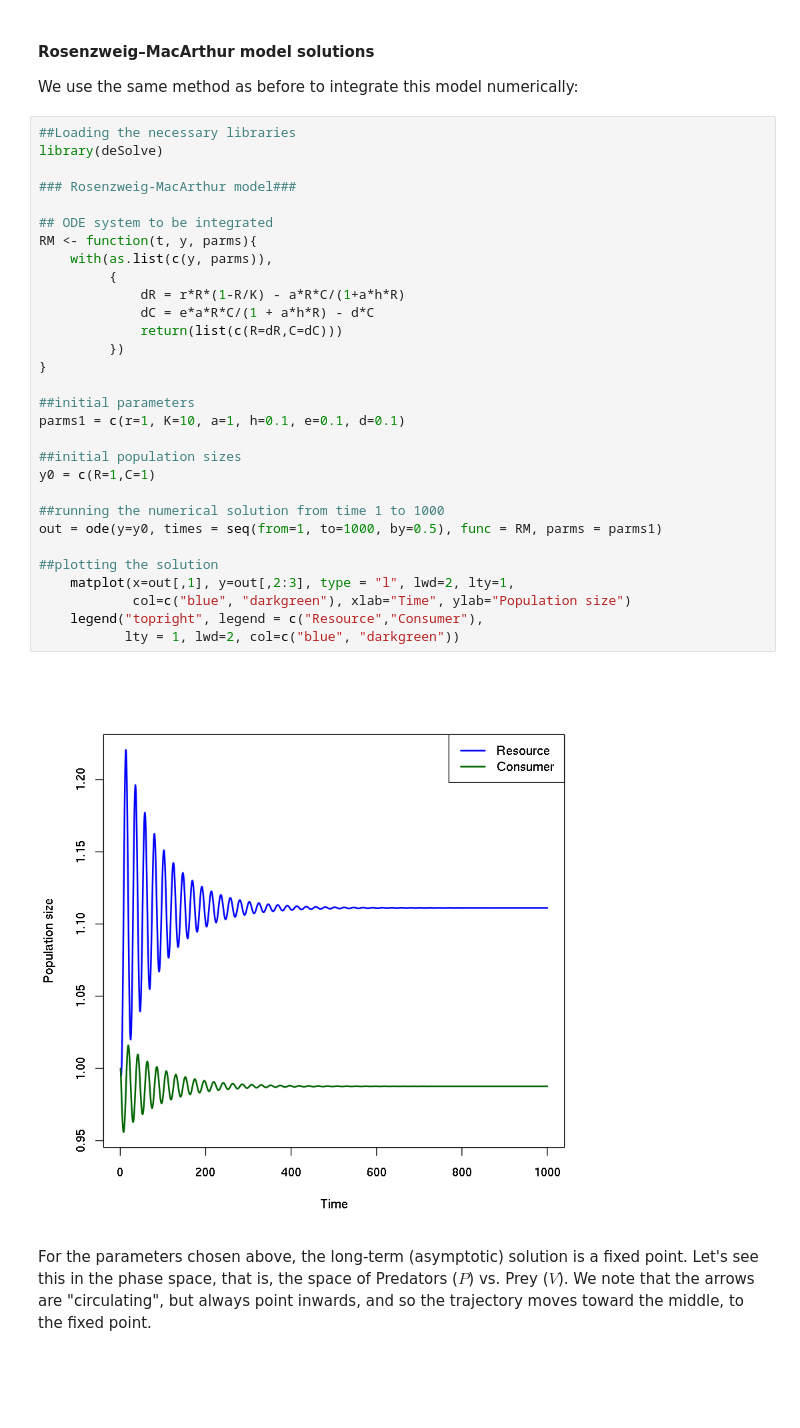
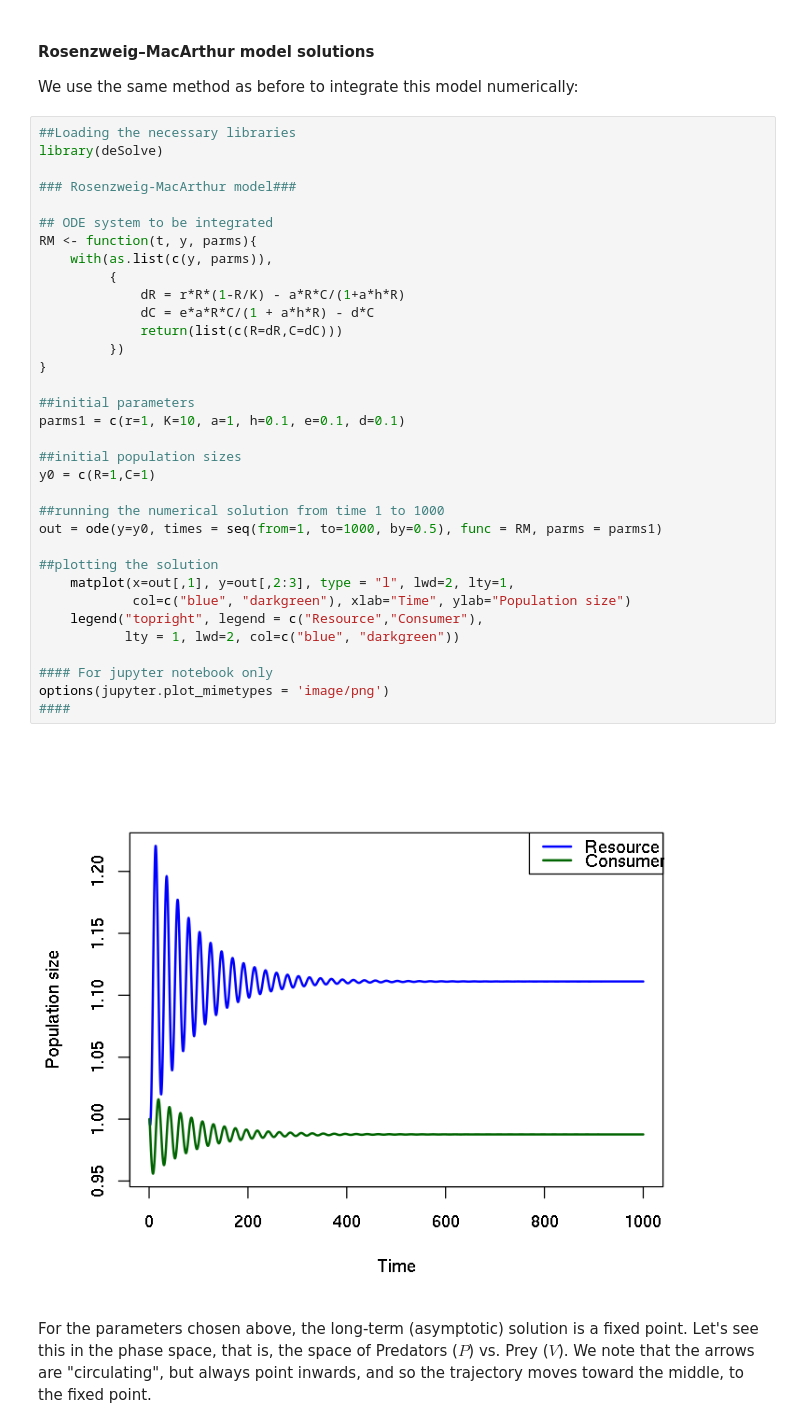
Before and after one commit to diogro/ode_examples, a Jupyter notebook: Qualitative analysis and Bifurcation diagram Tutorial - R.ipynb, the cells around one changed output. Drawn from its saved outputs; the diff is of its cells as text; blank space fills up the shorter version.

```diff
--- a/Qualitative analysis and Bifurcation diagram Tutorial - R.ipynb
+++ b/Qualitative analysis and Bifurcation diagram Tutorial - R.ipynb
@@ -27,34 +27,38 @@ We use the same method as before to integrate this model numerically:
 ##Loading the necessary libraries
 library(deSolve)
 
 ### Rosenzweig-MacArthur model###
 
 ## ODE system to be integrated
 RM <- function(t, y, parms){
     with(as.list(c(y, parms)),
          {
              dR = r*R*(1-R/K) - a*R*C/(1+a*h*R)
              dC = e*a*R*C/(1 + a*h*R) - d*C
              return(list(c(R=dR,C=dC)))
          })
 }
 
 ##initial parameters
 parms1 = c(r=1, K=10, a=1, h=0.1, e=0.1, d=0.1)
 
 ##initial population sizes
 y0 = c(R=1,C=1)
 
 ##running the numerical solution from time 1 to 1000
 out = ode(y=y0, times = seq(from=1, to=1000, by=0.5), func = RM, parms = parms1)
 
 ##plotting the solution
     matplot(x=out[,1], y=out[,2:3], type = "l", lwd=2, lty=1,
             col=c("blue", "darkgreen"), xlab="Time", ylab="Population size")
     legend("topright", legend = c("Resource","Consumer"),
            lty = 1, lwd=2, col=c("blue", "darkgreen"))
+
+#### For jupyter notebook only
+options(jupyter.plot_mimetypes = 'image/png')
+####
 # %% [output]
-[figure, old version]
+[figure, new version]
 # %% [markdown]
 For the parameters chosen above, the long-term (asymptotic) solution is a fixed point. Let's see this in the phase space, that is, the space of Predators ($P$) vs. Prey ($V$). We note that the arrows are "circulating", but always point inwards, and so the trajectory moves toward the middle, to the fixed point.
 # %%
```
Also changed, not shown: parts of 8 cells of this notebook, 1 other file.
